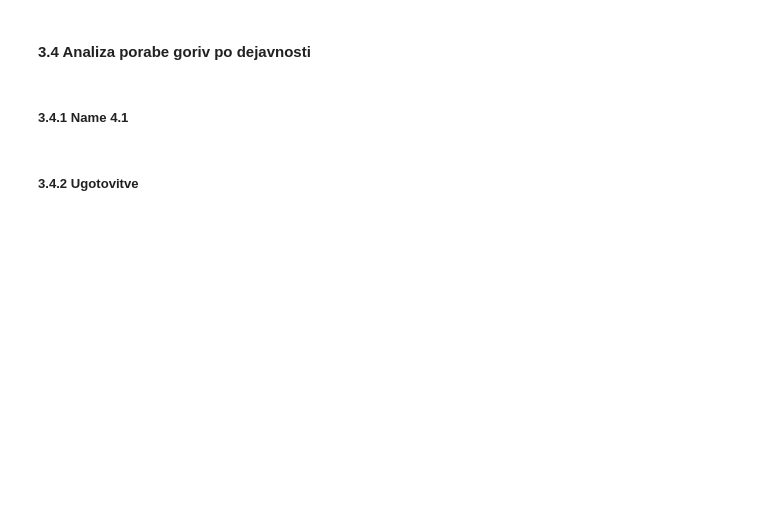
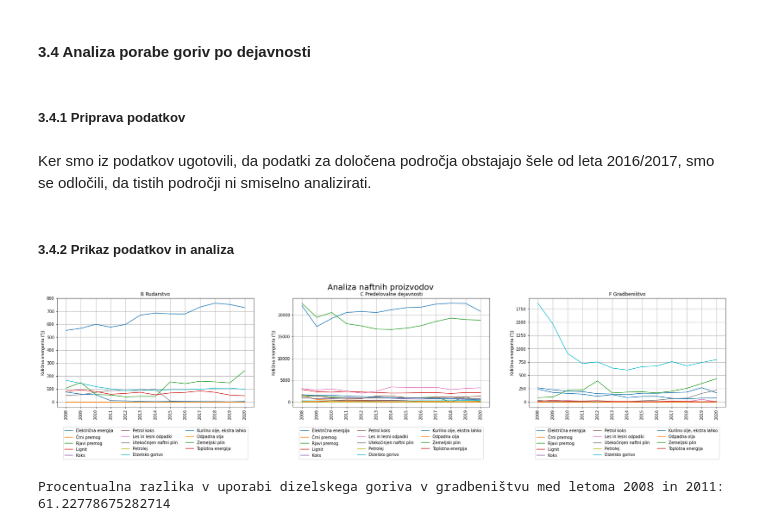
Before and after one commit to cugalord/PR21_NVZ-LS-BK-NZ, a Jupyter notebook: src/energy_balance_analysis.ipynb, the cells around one changed output. Saved outputs shown, nothing was run; the diff lists cells and outputs as text; code cells hidden in the pictures; blank space fills up the shorter version.

```diff
--- a/src/energy_balance_analysis.ipynb
+++ b/src/energy_balance_analysis.ipynb
@@ -65,9 +65,9 @@ for col in energy_balance.columns[1:]:
     # Extract year and energy source from column name
     year = col.split()[0]
     source = ' '.join(col.split()[1:])
-    # Loop throug all rows in dataframe and add value to appropriate cell
+    # Loop through all rows in dataframe and add value to appropriate cell
     for index, row in energy_balance.iterrows():
-        if row[col] != '-':
+        if row[col] != '-' and row[col] != 'N':
             balance.loc[(balance['OSKRBA IN PORABA'] == row['OSKRBA IN PORABA']) & (balance['ENERGETSKI VIR'] == source), year] = row[col]
 
 
@@ -106,10 +106,13 @@ for col in energy_use.columns[1:]:
     # Extract year and energy source from column name
     year = col.split()[0]
     source = ' '.join(col.split()[7:]).capitalize()
-    # Loop throug all rows in dataframe and add value to appropriate cell
-    for index, row in energy_use.iterrows():
-        if row[col] != '-':
-            use.loc[(use['PODROČJA IN PODPODROČJA DEJAVNOSTI'] == row['PODROČJA IN PODPODROČJA DEJAVNOSTI']) & (use['ENERGETSKI VIR'] == source), year] = row[col]
+
+    # Select only appropriate columns
+    if ' '.join(col.split()[1:7]) == 'Vključno s porabo goriv za transformacijo':
+        # Loop through all rows in dataframe and add value to appropriate cell
+        for index, row in energy_use.iterrows():
+            if row[col] != '-' and row[col] != 'N':
+                use.loc[(use['PODROČJA IN PODPODROČJA DEJAVNOSTI'] == row['PODROČJA IN PODPODROČJA DEJAVNOSTI']) & (use['ENERGETSKI VIR'] == source), year] = row[col]
 
 mu.display_side_by_side(use.head())
 # %% [output]
@@ -249,4 +267,4 @@ Iz prikazanega grafa smo opazili, da v Sloveniji nikoli nismo proizvajali naftni
 # %% [markdown]
 #### 3.4 Analiza porabe goriv po dejavnosti
 # %% [markdown]
-##### 3.4.1 Name 4.1
+##### 3.4.1 Priprava podatkov
@@ -253,2 +313,45 @@ Iz prikazanega grafa smo opazili, da v Sloveniji nikoli nismo proizvajali naftni
+# %% [markdown]
+Ker smo iz podatkov ugotovili, da podatki za določena področja obstajajo šele od leta 2016/2017, smo se odločili, da tistih področji ni smiselno analizirati.
 # %% [markdown]
-##### 3.4.2 Ugotovitve
+##### 3.4.2 Prikaz podatkov in analiza
+# %%
+years = use.columns[2:]
+
+# Display plots of energy use
+plt.figure(figsize=(30, 5))
+plt.suptitle('Analiza naftnih proizvodov', fontsize=20)
+ax = plt.subplot(1, 3, 1)
+ax.set_title(wider_sectors[1])
+plt.xticks(rotation=90)
+plt.ylabel('Količina energenta (TJ)')
+plt.grid()
+for key, value in use_mining_f.items():
+    plt.plot(years, [float(v) if not pd.isna(v) else 0.0 for v in value], label=key)
+plt.legend(loc="lower center", bbox_to_anchor=(0.5, -0.5), ncol=3)
+print()
+
+ax = plt.subplot(1, 3, 2)
+ax.set_title(wider_sectors[2])
+plt.xticks(rotation=90)
+plt.ylabel('Količina energenta (TJ)')
+plt.grid()
+for key, value in use_processing_f.items():
+    plt.plot(years, [float(v) if not pd.isna(v) else 0.0 for v in value], label=key)
+plt.legend(loc="lower center", bbox_to_anchor=(0.5, -0.5), ncol=3)
+print()
+
+ax = plt.subplot(1, 3, 3)
+ax.set_title(wider_sectors[5])
+plt.xticks(rotation=90)
+plt.ylabel('Količina energenta (TJ)')
+plt.grid()
+for key, value in use_construction_f.items():
+    plt.plot(years, [float(v) if not pd.isna(v) else 0.0 for v in value], label=key)
+plt.legend(loc="lower center", bbox_to_anchor=(0.5, -0.5), ncol=3);
+# %% [output]
+[figure, added]
+# %%
+print("Procentualna razlika v uporabi dizelskega goriva v gradbeništvu med letoma 2008 in 2011: ", \
+      mu.get_percentage_diff(use_construction['Dizelsko gorivo']['2011'], use_construction['Dizelsko gorivo']['2008']))
+# %% [output]
+Procentualna razlika v uporabi dizelskega goriva v gradbeništvu med letoma 2008 in 2011:  61.22778675282714
```
Also changed, not shown: parts of 11 cells of this notebook.
